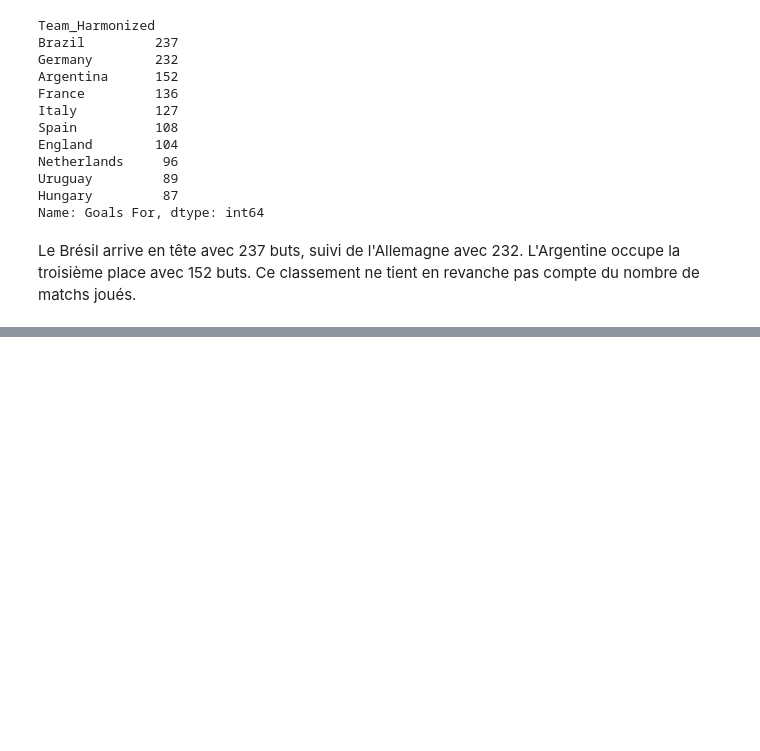
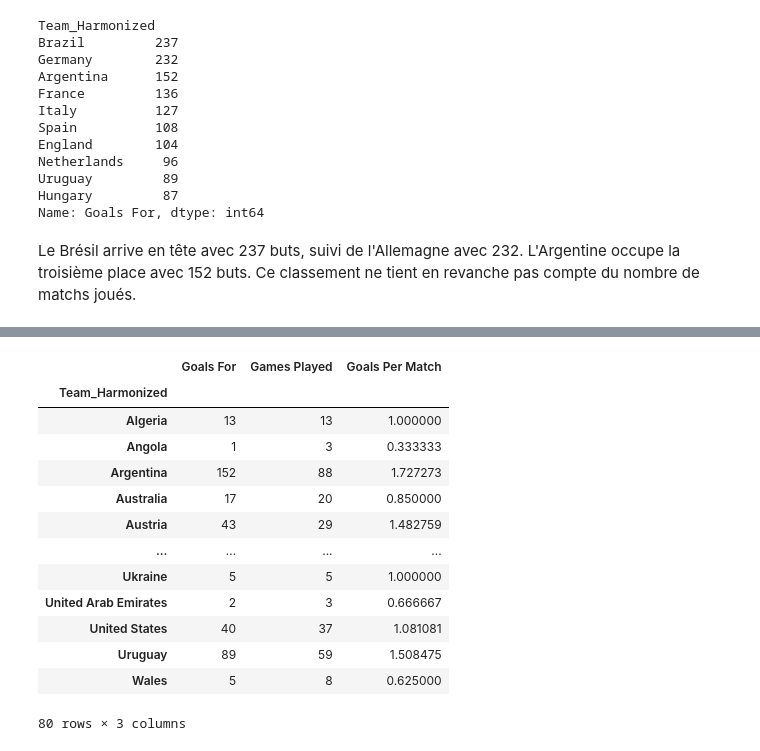
Before and after one commit to Chrilap95/Projet-fil-rouge, a Jupyter notebook: notebooks/03_analyse_fifa.ipynb, the cells around one changed output, grey strips where cells are left out. Drawn from its saved outputs; the diff is of its cells as text; code cells hidden in the pictures; blank space fills up the shorter version.

```diff
--- a/notebooks/03_analyse_fifa.ipynb
+++ b/notebooks/03_analyse_fifa.ipynb
@@ -104,0 +107,4 @@ Le Brésil arrive en tête avec 237 buts, suivi de l'Allemagne avec 232. L'Argen
+# %%
+stats_equipes = df_fifa.groupby("Team_Harmonized")[["Goals For", "Games Played"]].sum()
+
+stats_equipes
@@ -104,0 +142,21 @@ Le Brésil arrive en tête avec 237 buts, suivi de l'Allemagne avec 232. L'Argen
+# %%
+stats_equipes["Goals Per Match"] = (
+    stats_equipes["Goals For"] / stats_equipes["Games Played"]
+)
+
+stats_equipes
+# %% [output]
+|  | Goals For | Games Played | Goals Per Match |
+| Team_Harmonized |  |  |  |
+| Algeria | 13 | 13 | 1.000000 |
+| Angola | 1 | 3 | 0.333333 |
+| Argentina | 152 | 88 | 1.727273 |
+| Australia | 17 | 20 | 0.850000 |
+| Austria | 43 | 29 | 1.482759 |
+| ... | ... | ... | ... |
+| Ukraine | 5 | 5 | 1.000000 |
+| United Arab Emirates | 2 | 3 | 0.666667 |
+| United States | 40 | 37 | 1.081081 |
+| Uruguay | 89 | 59 | 1.508475 |
+| Wales | 5 | 8 | 0.625000 |
+80 rows × 3 columns
```
Also changed, not shown: parts of 23 cells of this notebook.
